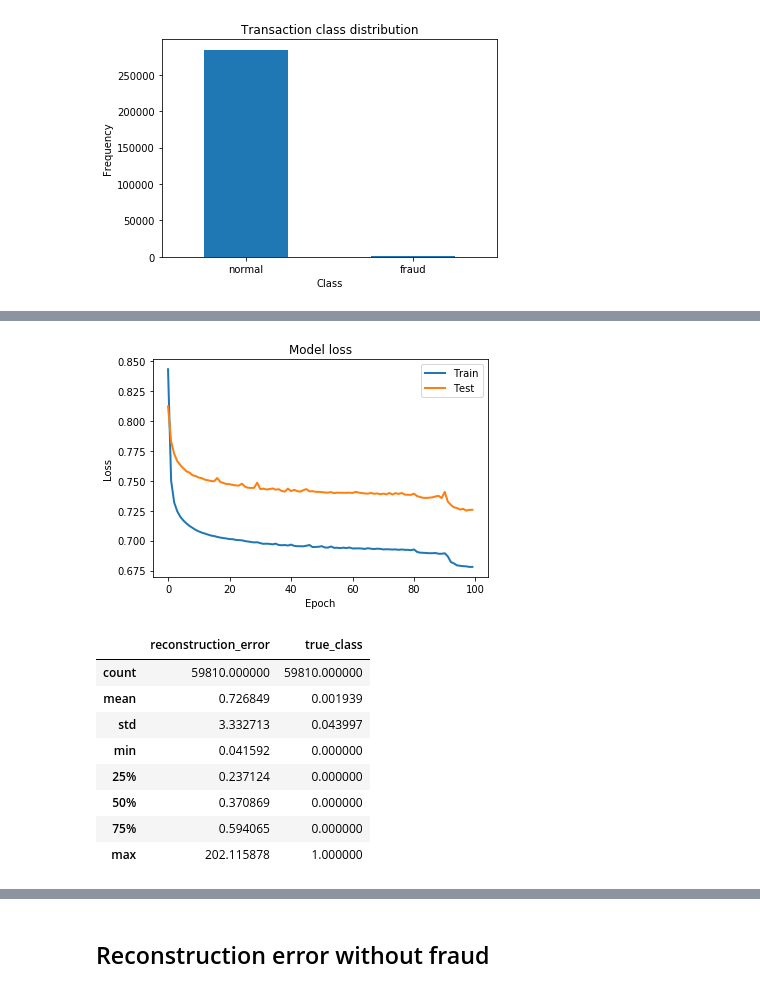
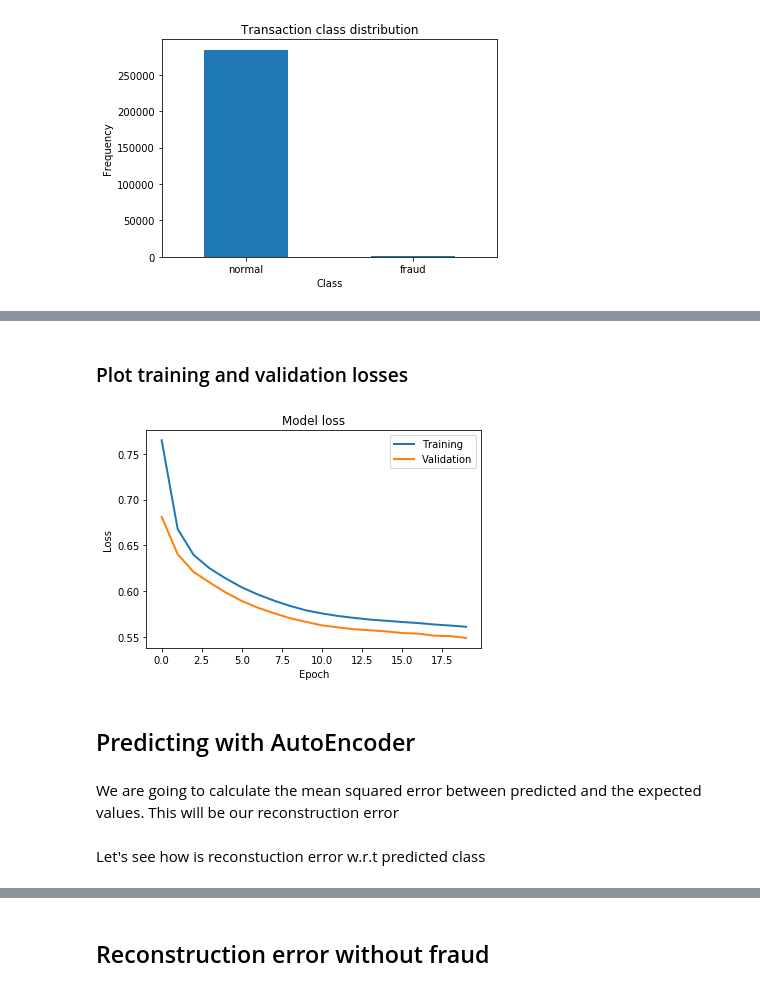
Before and after one commit to aws-samples/amazon-sagemaker-fraud-detection, a Jupyter notebook: notebooks/AutoEncoders.ipynb, the cells around one changed output, grey strips where cells are left out. Drawn from its saved outputs; the diff is of its cells as text; code cells hidden in the pictures.

```diff
--- a/notebooks/AutoEncoders.ipynb
+++ b/notebooks/AutoEncoders.ipynb
@@ -15,2 +51,2 @@ Using TensorFlow backend.
 # %%
-dataset = pd.read_csv('creditcard2.csv', delimiter=',')
+dataset = pd.read_csv('../data/creditcard.csv', delimiter=',')
@@ -48,5 +102,6 @@ dataset.head()
 # %%
-from sklearn.model_selection import train_test_split
-# 80% for the training set and 20% for the testing set
+# 80% for the training set and 20% for testing set
+RANDOM_SEED = 314 #used to help randomly select the data points
+TEST_PCT = 0.2 # 20% of the data
+
 train, test = train_test_split(dataset, test_size=TEST_PCT,random_state=RANDOM_SEED)
-test, val = train_test_split(test, test_size=TEST_PCT,random_state=RANDOM_SEED)
@@ -69,6 +161,6 @@ from keras.models import Model
 # %%
 # this is the size of our encoded representations
-nb_epoch = 100
+nb_epoch = 20
 batch_size = 128
 input_dim = train_x.shape[1]
 encoding_dim = int(input_dim / 2) - 1
@@ -77,9 +169,9 @@ learning_rate = 1e-7
 
 input_layer = Input(shape=(input_dim, ))
 encoder = Dense(encoding_dim, activation="tanh", activity_regularizer=regularizers.l1(learning_rate))(input_layer)
-encoder = Dense(hidden_dim, activation="relu")(encoder)
+encoder = Dense(hidden_dim, activation="tanh")(encoder)
 decoder = Dense(encoding_dim, activation='tanh')(encoder)
-decoder = Dense(input_dim, activation='relu')(decoder)
+decoder = Dense(input_dim, activation='tanh')(decoder)
 autoencoder = Model(inputs=input_layer, outputs=decoder)
 
 autoencoder.summary()
@@ -88,9 +200,9 @@ autoencoder.compile(optimizer='adam', loss='mean_squared_error',metrics=['accura
 # %%
-cp = ModelCheckpoint(filepath="autoencoder_fraud.h5",
+cp = ModelCheckpoint(filepath="../model/autoencoder_fraud.h5",
                                save_best_only=True,
                                verbose=0)
 
-tb = TensorBoard(log_dir='./logs',
+tb = TensorBoard(log_dir='../logs',
                 histogram_freq=0,
                 write_graph=True,
                 write_images=True)
@@ -99,6 +211,6 @@ history = autoencoder.fit(train_x, train_x,
                     epochs=nb_epoch,
                     batch_size=batch_size,
                     shuffle=True,
-                    validation_data=(val_x, val_x),
+                    validation_split=0.2,
                     verbose=1,
                     callbacks=[cp, tb]).history
@@ -109,26 +235,22 @@ from sklearn.metrics import precision_recall_fscore_support, f1_score
+# %% [markdown]
+### Plot training and validation losses
 # %%
-plt.plot(history['loss'], linewidth=2, label='Train')
-plt.plot(history['val_loss'], linewidth=2, label='Test')
+plt.plot(history['loss'], linewidth=2, label='Training')
+plt.plot(history['val_loss'], linewidth=2, label='Validation')
 plt.legend(loc='upper right')
 plt.title('Model loss')
 plt.ylabel('Loss')
 plt.xlabel('Epoch')
 #plt.ylim(ymin=0.70,ymax=1)
 plt.show()
 # %% [output]
-[figure, old version]
+[figure, new version]
+# %% [markdown]
+## Predicting with AutoEncoder
+# %% [markdown]
+We are going to calculate the mean squared error between predicted and the expected values. This will be our reconstruction error
 # %%
 y_pred = autoencoder.predict(test_x)
 mse = np.mean(np.power(test_x - y_pred, 2), axis=1)
-error_df = pd.DataFrame({'reconstruction_error': mse,'true_class': test_y})
-error_df.describe()
-# %% [output]
-|  | reconstruction_error | true_class |
-| count | 59810.000000 | 59810.000000 |
-| mean | 0.726849 | 0.001939 |
-| std | 3.332713 | 0.043997 |
-| min | 0.041592 | 0.000000 |
-| 25% | 0.237124 | 0.000000 |
-| 50% | 0.370869 | 0.000000 |
-| 75% | 0.594065 | 0.000000 |
-| max | 202.115878 | 1.000000 |
+# %% [markdown]
+Let's see how is reconstuction error w.r.t predicted class
```
Also changed, not shown: parts of 51 cells of this notebook.
